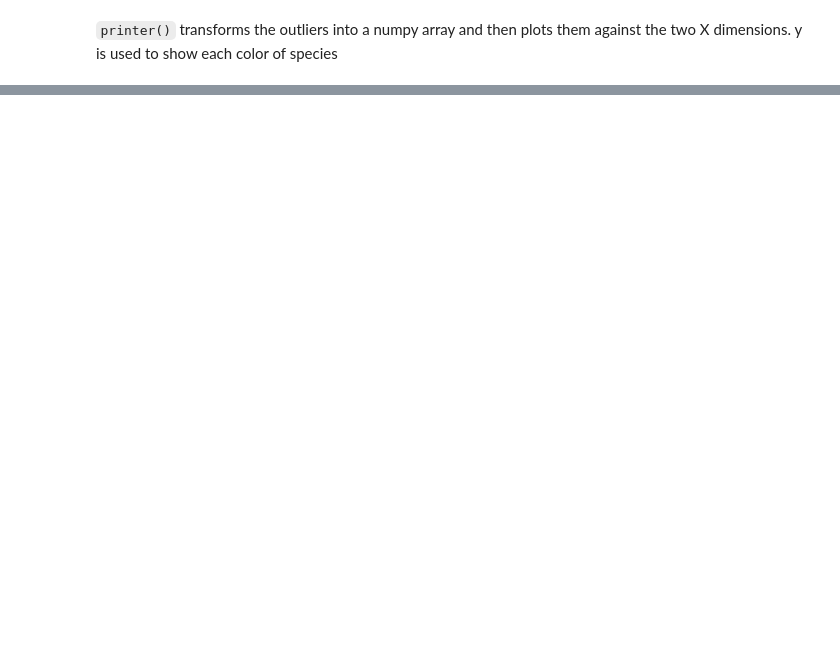
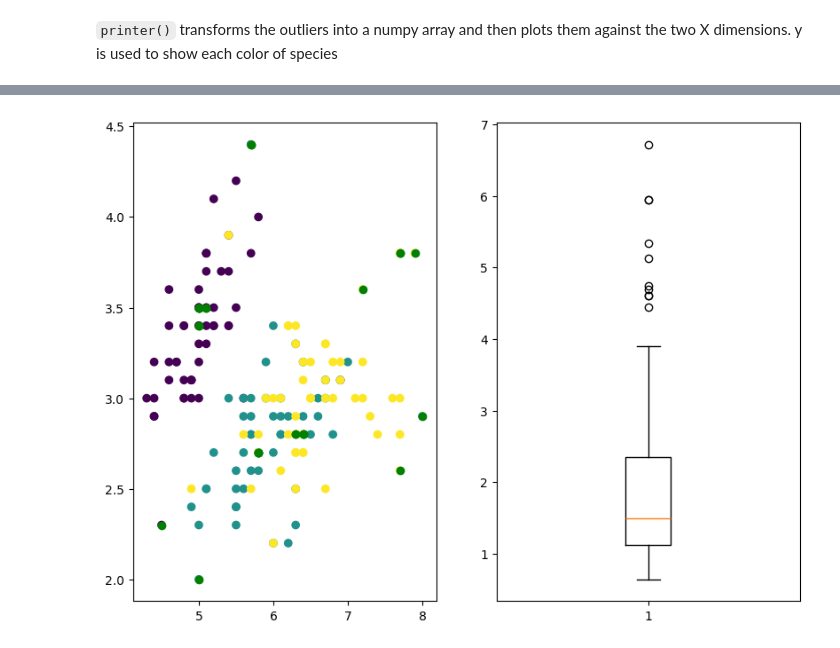
Before and after one commit to hodge-py/Outlier-Detection, a Jupyter notebook: Outlier Detection.ipynb, the cells around one changed output, grey strips where cells are left out. Drawn from its saved outputs; the diff is of its cells as text; code cells hidden in the pictures; blank space fills up the shorter version.

```diff
--- a/Outlier Detection.ipynb
+++ b/Outlier Detection.ipynb
@@ -83,0 +90,36 @@ printer(arr,X,y,outliers)
+# %%
+def boxplot7a(distO,X):
+        outliers = []
+        distO = np.array(distO)
+        percent = np.quantile(distO, [.25, .50, .75])
+
+        zU = np.sqrt(np.var(distO[distO >= percent[2]]))
+        zL = np.sqrt(np.var(distO[distO <= percent[0]]))
+
+        upperL = percent[2] + 1.5 * zU
+        lowerL = percent[0] - 1.5 * zL
+
+        for x in range(len(distO)):
+            if distO[x] > upperL:
+                outliers += [X[x]]
+            elif distO[x] < lowerL:
+                outliers += [X[x]]
+
+        return outliers
+
+
+outliers = boxplot7a(arr,X)
+# %%
+def printer7a(distO,X,y,outliers):
+    outliers = np.array(outliers)
+    plt.subplot(1, 3, 1)
+    plt.scatter(X[:, 0], X[:, 1],c=y)
+    plt.scatter(outliers[:, 0], outliers[:, 1], c="green")
+    plt.subplot(1, 3, 2)
+    #plt.hist(self.X[:,0],bins=15)
+    plt.boxplot(distO, vert=True)
+    plt.show()
+
+printer7a(arr,X,y,outliers)
+# %% [output]
+[figure, added]
```
Also changed, not shown: parts of 8 cells of this notebook.
